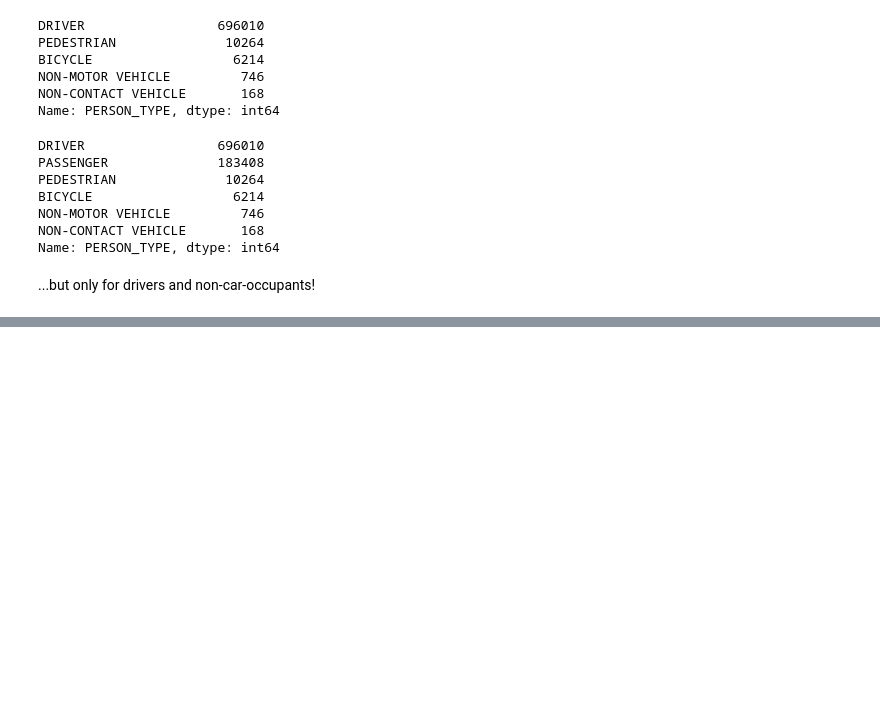
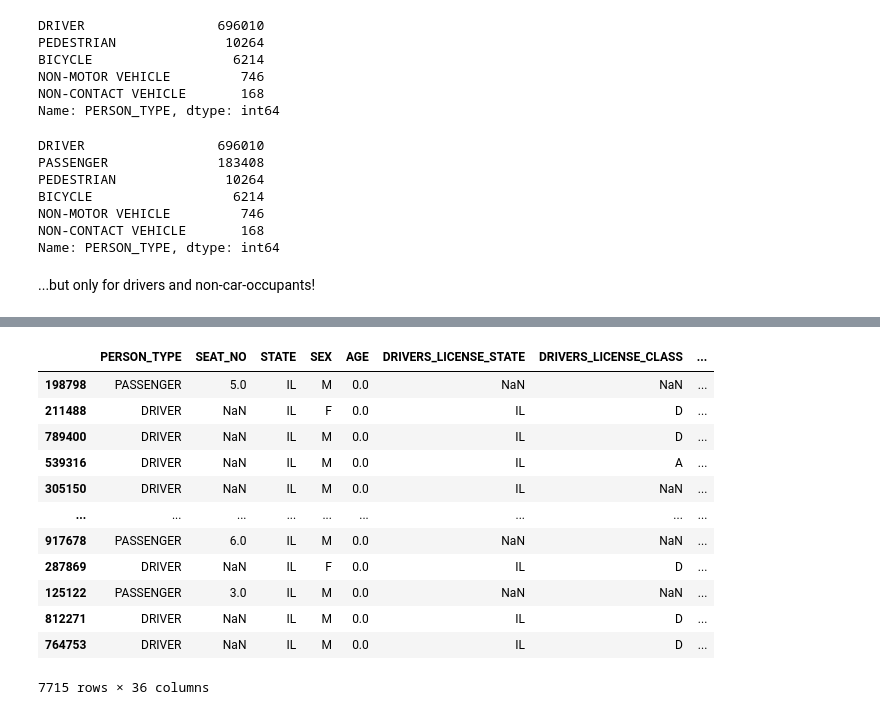
Before and after one commit to AngieKay/Chicago-Crashes, a Jupyter notebook: Markowitz_working_nb.ipynb, the cells around one changed output, grey strips where cells are left out. Cells and saved outputs as stored; diff of their text form; code cells hidden in the pictures; blank space fills up the shorter version.

```diff
--- a/Markowitz_working_nb.ipynb
+++ b/Markowitz_working_nb.ipynb
@@ -678,0 +709,16 @@ Name: PERSON_TYPE, dtype: int64
+# %%
+X_train[X_train.AGE == 0]
+# %% [output]
+|  | PERSON_TYPE | SEAT_NO | STATE | SEX | AGE | DRIVERS_LICENSE_STATE | DRIVERS_LICENSE_CLASS | ... |
+| 198798 | PASSENGER | 5.0 | IL | M | 0.0 | NaN | NaN | ... |
+| 211488 | DRIVER | NaN | IL | F | 0.0 | IL | D | ... |
+| 789400 | DRIVER | NaN | IL | M | 0.0 | IL | D | ... |
+| 539316 | DRIVER | NaN | IL | M | 0.0 | IL | A | ... |
+| 305150 | DRIVER | NaN | IL | M | 0.0 | IL | NaN | ... |
+| ... | ... | ... | ... | ... | ... | ... | ... | ... |
+| 917678 | PASSENGER | 6.0 | IL | M | 0.0 | NaN | NaN | ... |
+| 287869 | DRIVER | NaN | IL | F | 0.0 | IL | D | ... |
+| 125122 | PASSENGER | 3.0 | IL | M | 0.0 | NaN | NaN | ... |
+| 812271 | DRIVER | NaN | IL | M | 0.0 | IL | D | ... |
+| 764753 | DRIVER | NaN | IL | M | 0.0 | IL | D | ... |
+7715 rows × 36 columns
```
Also changed, not shown: parts of 28 cells of this notebook.
